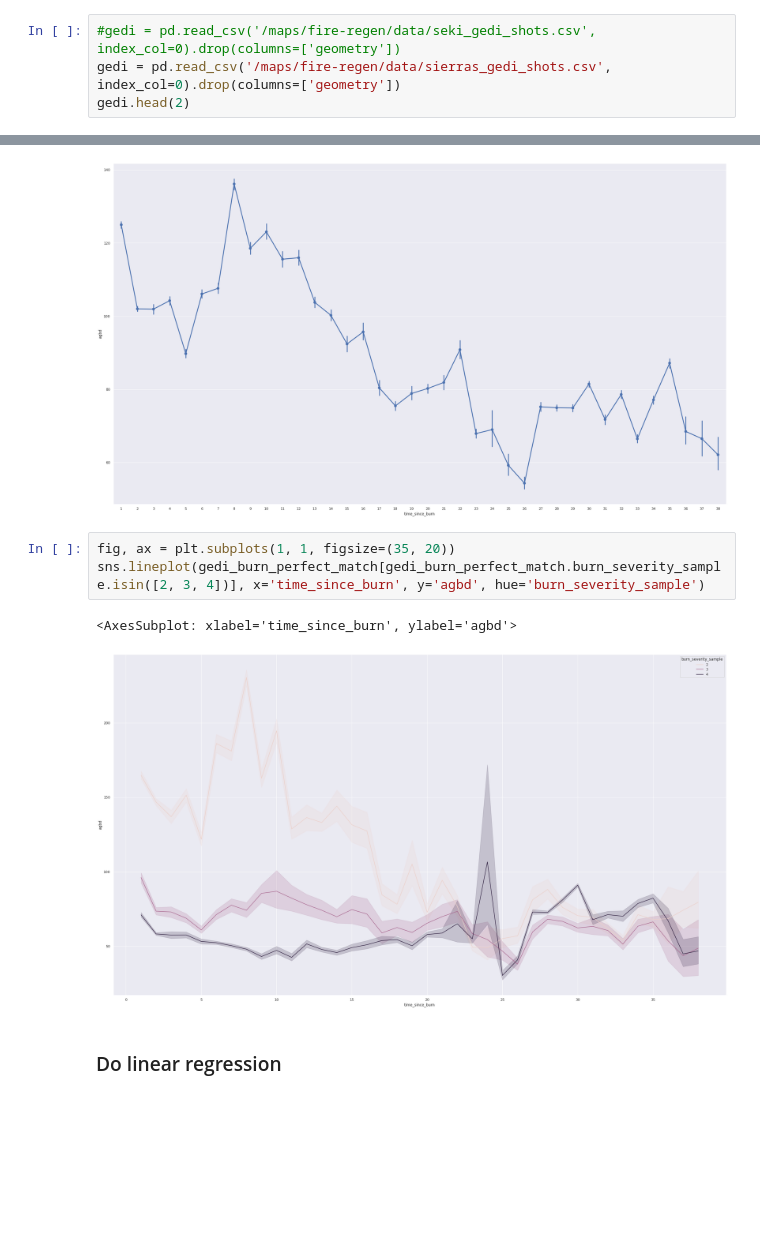
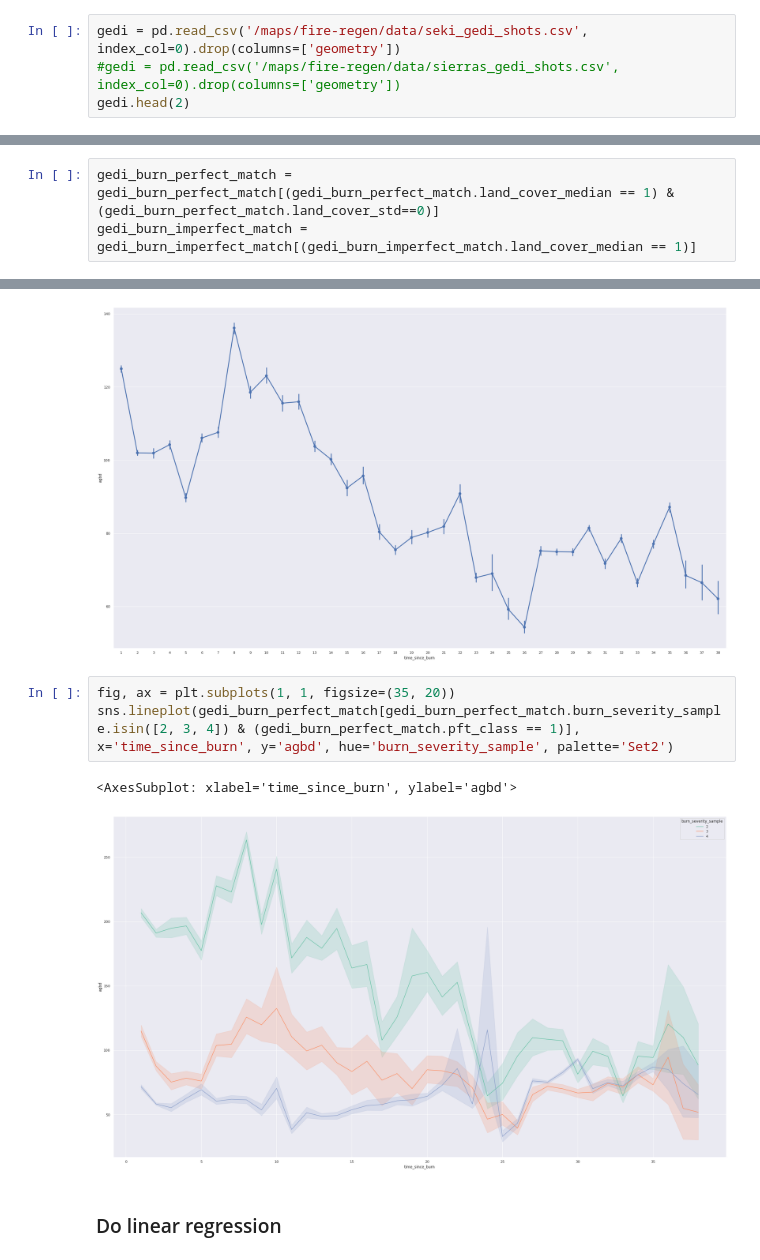
Before and after one commit to mahuna13/fire-regen, a Jupyter notebook: notebooks/exploratory/GEDIRasterMatching.ipynb, the cells around one changed output, grey strips where cells are left out. Saved outputs shown, nothing was run; the diff lists cells and outputs as text; blank space fills up the shorter version.

Commit message:
Committing changes made to GEDIRasterMatching for posterity, before changing it

```diff
--- a/notebooks/exploratory/GEDIRasterMatching.ipynb
+++ b/notebooks/exploratory/GEDIRasterMatching.ipynb
@@ -23,4 +27,4 @@ ee.Initialize()
 # %%
-#gedi = pd.read_csv('/maps/fire-regen/data/seki_gedi_shots.csv', index_col=0).drop(columns=['geometry'])
-gedi = pd.read_csv('/maps/fire-regen/data/sierras_gedi_shots.csv', index_col=0).drop(columns=['geometry'])
+gedi = pd.read_csv('/maps/fire-regen/data/seki_gedi_shots.csv', index_col=0).drop(columns=['geometry'])
+#gedi = pd.read_csv('/maps/fire-regen/data/sierras_gedi_shots.csv', index_col=0).drop(columns=['geometry'])
 gedi.head(2)
@@ -173,0 +262,3 @@ print(gedi_burn_perfect_match.shape[0])
+# %%
+gedi_burn_perfect_match = gedi_burn_perfect_match[(gedi_burn_perfect_match.land_cover_median == 1) & (gedi_burn_perfect_match.land_cover_std==0)]
+gedi_burn_imperfect_match = gedi_burn_imperfect_match[(gedi_burn_imperfect_match.land_cover_median == 1)]
@@ -367,10 +466,10 @@ sns.pointplot(gedi_burn_imperfect_match[gedi_burn_imperfect_match.burn_severity_
 [figure]
 # %%
 fig, ax = plt.subplots(1, 1, figsize=(35, 20))
-sns.lineplot(gedi_burn_perfect_match[gedi_burn_perfect_match.burn_severity_sample.isin([2, 3, 4])], x='time_since_burn', y='agbd', hue='burn_severity_sample')
+sns.lineplot(gedi_burn_perfect_match[gedi_burn_perfect_match.burn_severity_sample.isin([2, 3, 4]) & (gedi_burn_perfect_match.pft_class == 1)], x='time_since_burn', y='agbd', hue='burn_severity_sample', palette='Set2')
 # %% [output]
 <AxesSubplot: xlabel='time_since_burn', ylabel='agbd'>
-[figure, old version]
+[figure, new version]
 # %% [markdown]
 ### Do linear regression
 # %%
```
Also changed, not shown: parts of 35 cells of this notebook.
